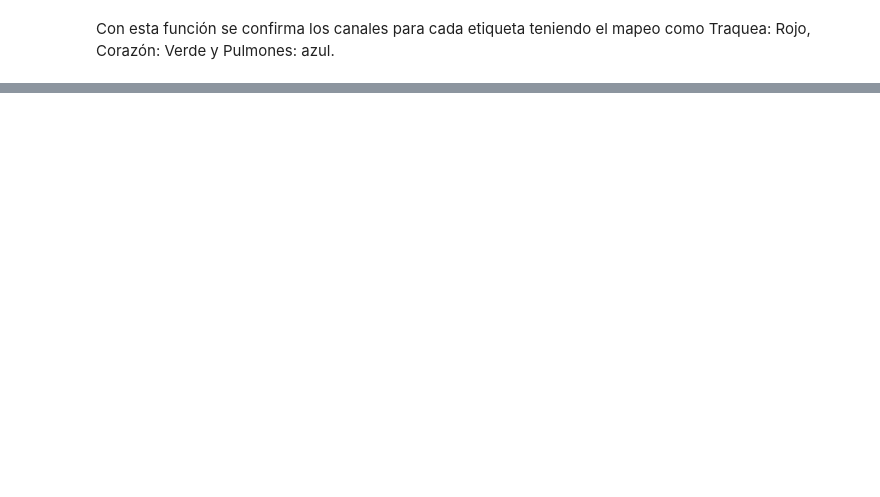
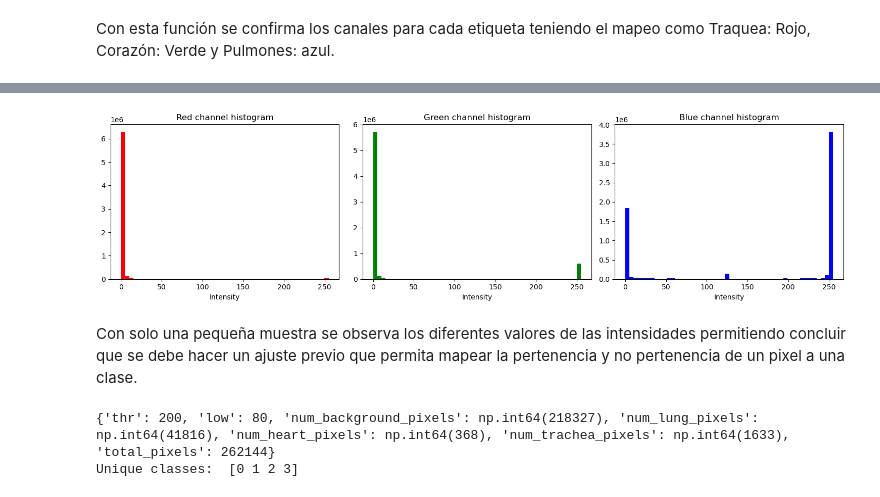
Before and after one commit to Panis26/Portafolio, a Jupyter notebook: DeepLearning/Chest_CT_Segmentation/netebooks/data_exploration.ipynb, the cells around one changed output, grey strips where cells are left out. Saved outputs shown, nothing was run; the diff lists cells and outputs as text; code cells hidden in the pictures; blank space fills up the shorter version.

```diff
--- a/DeepLearning/Chest_CT_Segmentation/netebooks/data_exploration.ipynb
+++ b/DeepLearning/Chest_CT_Segmentation/netebooks/data_exploration.ipynb
@@ -166,2 +205,23 @@ plt.show()
 # %% [markdown]
 Con esta función se confirma los canales para cada etiqueta teniendo el mapeo como  Traquea: Rojo, Corazón: Verde y Pulmones: azul.
+# %%
+N_SAMPLES = 200
+
+R_values, G_values, B_values = [], [], []
+for _ in range(N_SAMPLES):
+
+    i = random.randint(0, len(df) - 1)
+    mask_path = DATA_DIR + "masks/masks/" + df.iloc[i]['MaskId']
+
+    mask = cv2.imread(mask_path, cv2.IMREAD_COLOR)
+    if mask is None:
+        raise FileNotFoundError(f"Mask file not found: {mask_path}")
+
+    mask_rgb = cv2.cvtColor(mask, cv2.COLOR_BGR2RGB)
+
+    no_bg = np.any(mask_rgb != 0, axis=2)
+
+    if np.any(no_bg):
+        R_values.extend(mask_rgb[:, :, 0][no_bg])
+        G_values.extend(mask_rgb[:, :, 1][no_bg])
+        B_values.extend(mask_rgb[:, :, 2][no_bg])
@@ -167,0 +234,24 @@ Con esta función se confirma los canales para cada etiqueta teniendo el mapeo c
+# %%
+plt.figure(figsize=(15,4))
+
+plt.subplot(1,3,1)
+plt.hist(R_values, bins=50, color="red")
+plt.title("Red channel histogram")
+plt.xlabel("Intensity")
+
+plt.subplot(1,3,2)
+plt.hist(G_values, bins=50, color="green")
+plt.title("Green channel histogram")
+plt.xlabel("Intensity")
+
+plt.subplot(1,3,3)
+plt.hist(B_values, bins=50, color="blue")
+plt.title("Blue channel histogram")
+plt.xlabel("Intensity")
+
+plt.tight_layout()
+plt.show()
+# %% [output]
+[figure, added]
+# %% [markdown]
+Con solo una pequeña muestra se observa los diferentes valores de las intensidades permitiendo concluir que se debe hacer un ajuste previo que permita mapear la pertenencia y no pertenencia de un pixel a una clase.
@@ -167,0 +260,7 @@ Con esta función se confirma los canales para cada etiqueta teniendo el mapeo c
+# %%
+msk_decoded, dbg = decode_mask(mask_rgb, return_debug=True)
+print(dbg)
+print("Unique classes: ", np.unique(msk_decoded))
+# %% [output]
+{'thr': 200, 'low': 80, 'num_background_pixels': np.int64(218327), 'num_lung_pixels': np.int64(41816), 'num_heart_pixels': np.int64(368), 'num_trachea_pixels': np.int64(1633), 'total_pixels': 262144}
+Unique classes:  [0 1 2 3]
```
Also changed, not shown: parts of 8 cells of this notebook, 2 other files.
